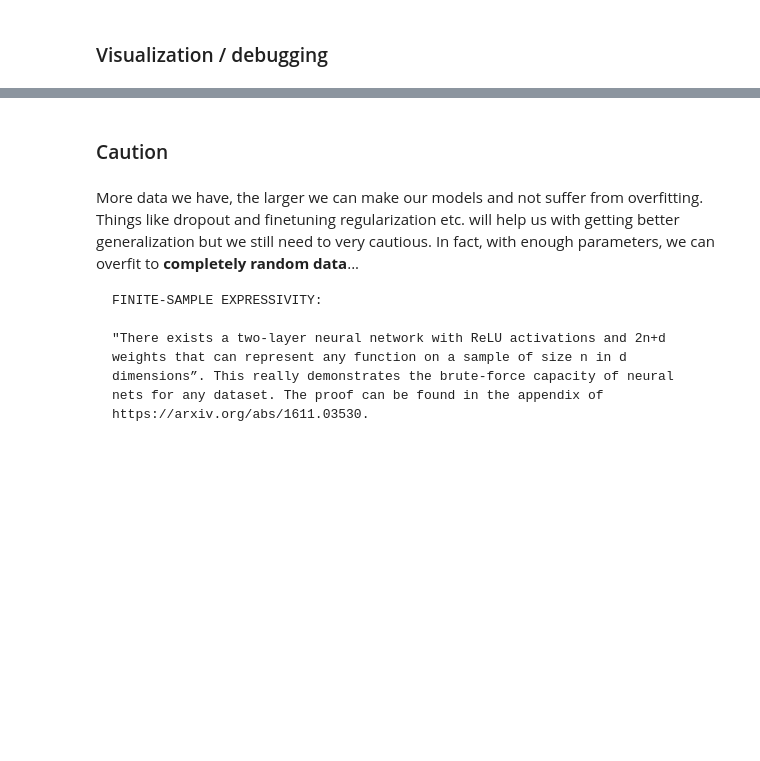
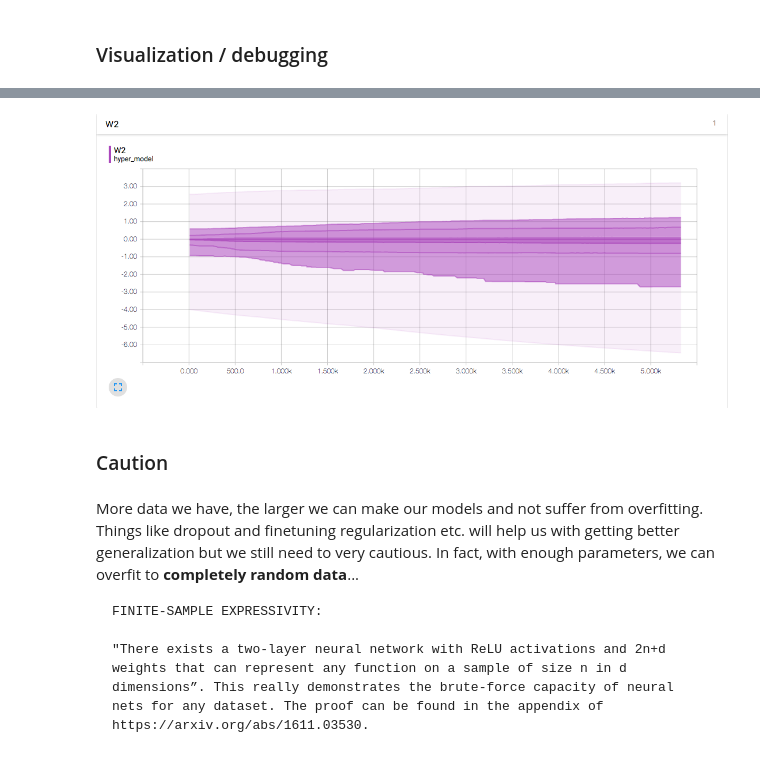
Before and after one commit to GokuMohandas/oreilly-pytorch, a Jupyter notebook: code/lesson1.ipynb, the cells around one changed output, grey strips where cells are left out. Saved outputs shown, nothing was run; the diff lists cells and outputs as text; code cells hidden in the pictures; blank space fills up the shorter version.

```diff
--- a/code/lesson1.ipynb
+++ b/code/lesson1.ipynb
@@ -606,3 +737,7 @@ NN2 (
+# %%
+Image(filename='images/weights.png')
+# %% [output]
+[figure, added]
 # %% [markdown]
 ### Caution
 # %% [markdown]
```
Also changed, not shown: parts of 24 cells of this notebook, 6 other files.
